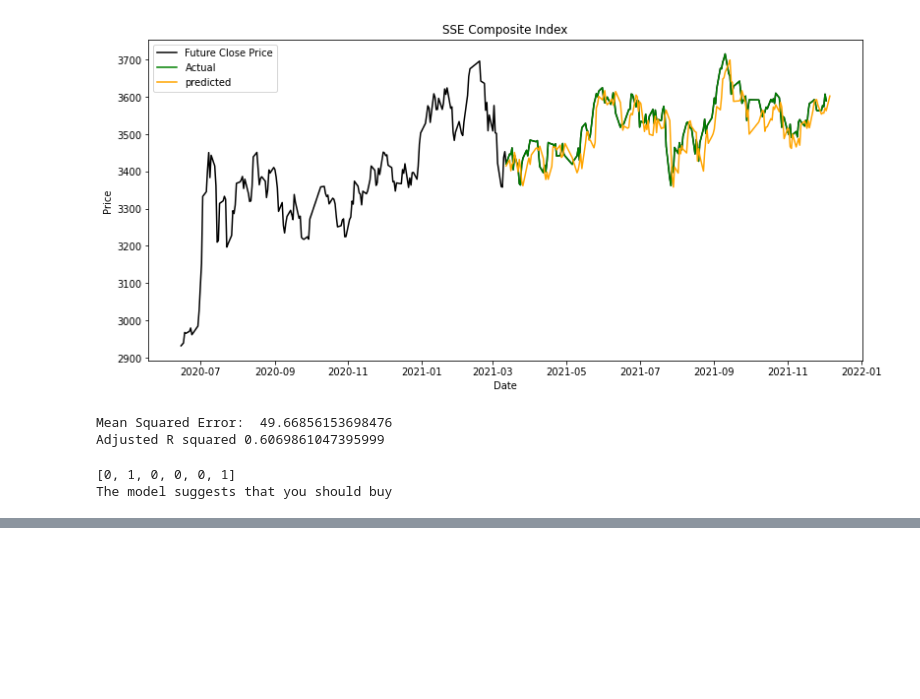
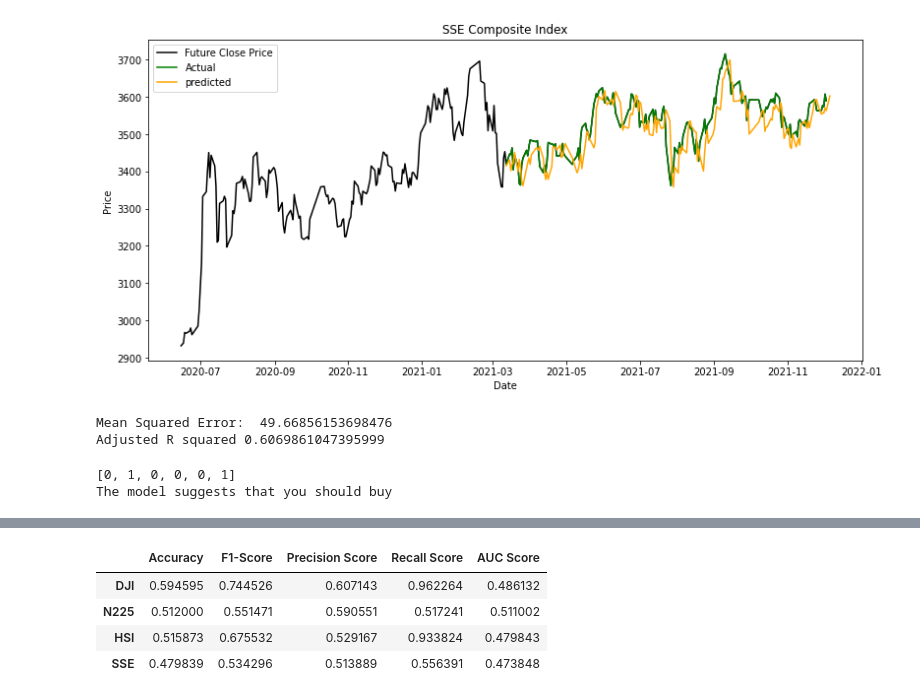
Before and after one commit to pro10150/stock-prediction, a Jupyter notebook: stock-prediction.ipynb, the cells around one changed output, grey strips where cells are left out. Drawn from its saved outputs; the diff is of its cells as text; code cells hidden in the pictures; blank space fills up the shorter version.

```diff
--- a/stock-prediction.ipynb
+++ b/stock-prediction.ipynb
@@ -1907,0 +1954,9 @@ The model suggests that you should buy
+# %%
+forestResult = pd.DataFrame(createResult(list_forestEval), index=stock_index)
+forestResult
+# %% [output]
+|  | Accuracy | F1-Score | Precision Score | Recall Score | AUC Score |
+| DJI | 0.594595 | 0.744526 | 0.607143 | 0.962264 | 0.486132 |
+| N225 | 0.512000 | 0.551471 | 0.590551 | 0.517241 | 0.511002 |
+| HSI | 0.515873 | 0.675532 | 0.529167 | 0.933824 | 0.479843 |
+| SSE | 0.479839 | 0.534296 | 0.513889 | 0.556391 | 0.473848 |
```
Also changed, not shown: parts of 29 cells of this notebook.
